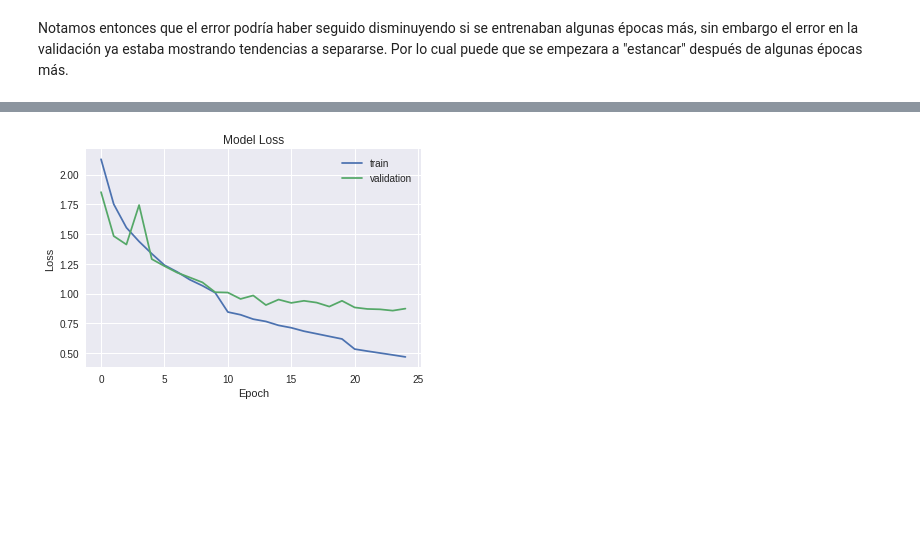
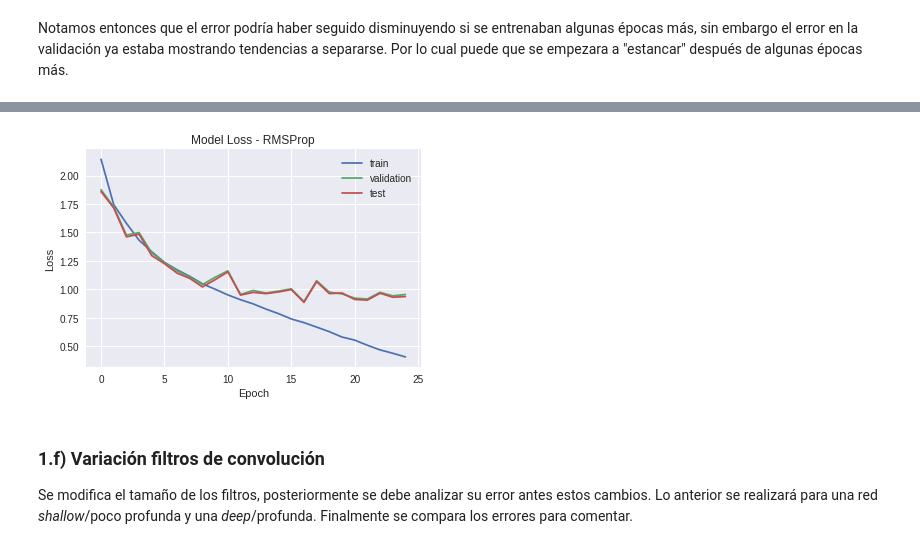
Before and after one commit to rigonzal/ANN, a Jupyter notebook: Approach2/Pregunta_1_colab.ipynb, the cells around one changed output, grey strips where cells are left out. Drawn from its saved outputs; the diff is of its cells as text; code cells hidden in the pictures; blank space fills up the shorter version.

```diff
--- a/Approach2/Pregunta_1_colab.ipynb
+++ b/Approach2/Pregunta_1_colab.ipynb
@@ -189,4 +191,18 @@ Notamos entonces que el error podría haber seguido disminuyendo si se entrenaba
 # %%
+#función necesaria para obtener también el error de test
+def get_loss(model, data, epochs, batchs, opt):
+  history_1_e = list()
+  history_1_e_test = list()
+  for i in range(epochs):
+    history = model.fit(data[0], data[1],batch_size=batchs,epochs=1, validation_data=(data[2],data[3]), shuffle=True)
+    history_1_e.append(history)
+    history = model.evaluate(data[4],data[5])
+    print(history)
+    history_1_e_test.append(history)
+  return history_1_e,history_1_e_test
+
+
+
 #se define el modelo
 model_1_e = Sequential()
 model_1_e.add(Conv2D(64, (3, 3), padding='same', input_shape=x_train.shape[1:]))
@@ -206,6 +222,10 @@ opt = rmsprop(lr=0.001, decay=1e-6)
 batch_size = 1000
 epochs = 25
 model_1_e.compile(loss="categorical_crossentropy" , optimizer=opt )
-history_1_e = model_1_e.fit(x_train_norm, y_train,batch_size=batch_size,epochs=epochs, validation_data=(x_val_norm,y_val), shuffle=True, callbacks=[lrate])
+
+#se agrega a una lista todos los datos para evitar funciones engorrosas
+data = [x_train_norm, y_train, x_val_norm, y_val, x_test_norm, y_test]
+history_1_e, history_1_e_test= get_loss(model_1_e, data, epochs, batch_size, opt)
+#history_1_e = model_1_e.fit(x_train_norm, y_train,batch_size=batch_size,epochs=epochs, validation_data=(x_val_norm,y_val), shuffle=True)
 # %% [output]
 Train on 40000 samples, validate on 10000 samples
@@ -228,10 +248,22 @@ Epoch 25/25
 # %%
-plt.plot(history_1_e.history['loss'])
-plt.plot(history_1_e.history['val_loss'])
-plt.title('Model Loss')
+loss_train = list()
+loss_val = list()
+for i in range(epochs):
+  loss_train.append(history_1_e[i].history['loss'])
+  loss_val.append(history_1_e[i].history['val_loss'])
+
+plt.plot(loss_train)
+plt.plot(loss_val)
+plt.plot(history_1_e_test)
+plt.title('Model Loss - RMSProp')
 plt.xlabel('Epoch')
 plt.ylabel('Loss')
-plt.legend(['train', 'validation'], loc='upper right')
+#plt.xlim(3,4)
+plt.legend(['train', 'validation','test'], loc='upper right')
 plt.show()
 # %% [output]
-[figure, old version]
+[figure, new version]
+# %% [markdown]
+### 1.f) Variación filtros de convolución
+
+Se modifica el tamaño de los filtros, posteriormente se debe analizar su error antes estos cambios. Lo anterior se realizará para una red *shallow*/poco profunda y una *deep*/profunda. Finalmente se compara los errores para comentar.
```
Also changed, not shown: parts of 4 cells of this notebook.
